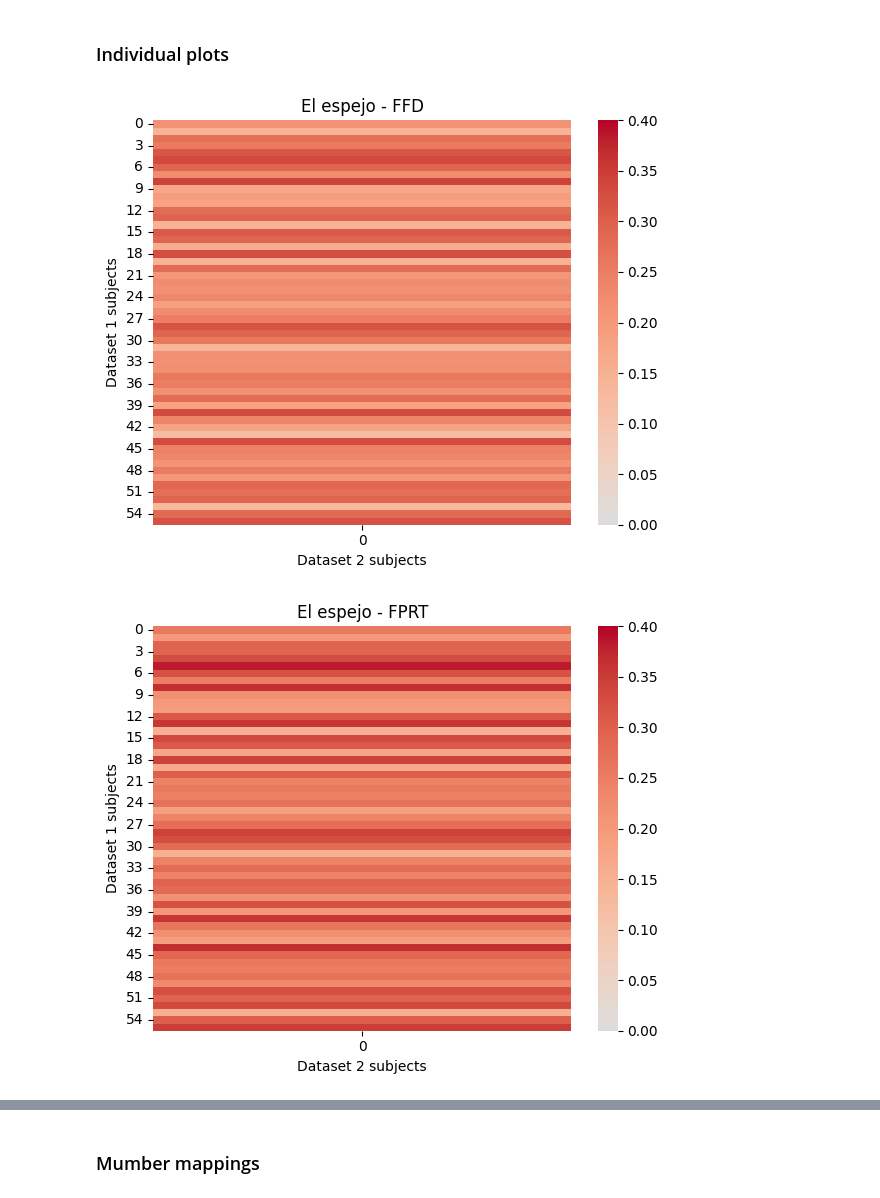
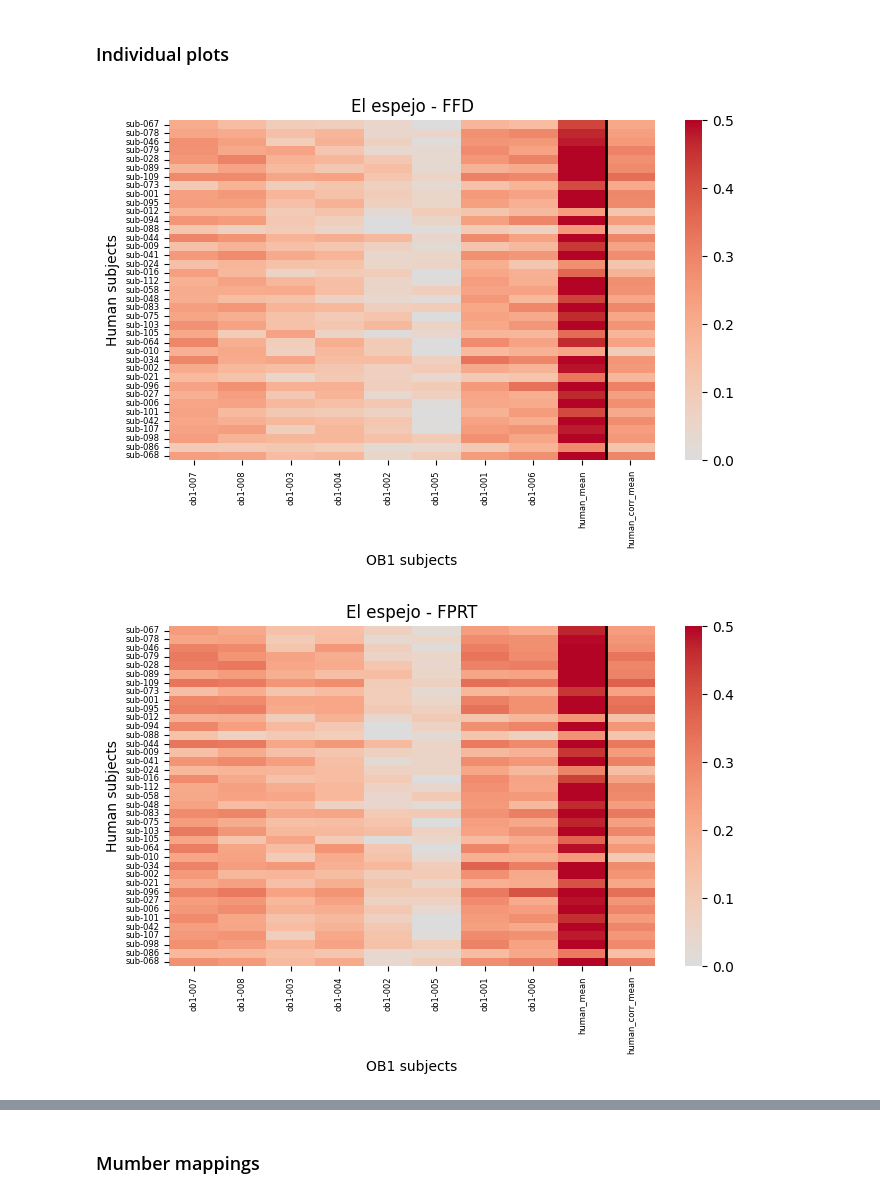
Before and after one commit to NeuroLIAA/reading-et, a Jupyter notebook: correlacion/correlacion.ipynb, the cells around one changed output, grey strips where cells are left out. Saved outputs shown, nothing was run; the diff lists cells and outputs as text; code cells hidden in the pictures.

Commit message:
data split + new plots

```diff
--- a/correlacion/correlacion.ipynb
+++ b/correlacion/correlacion.ipynb
@@ -510,0 +511,3 @@ def plot_individual_correlation_matrices(correlation_matrices, all_measures, tit
+# %%
+for item, paths in item_subj_1.items():
+    item_subj_1[item] = [p for p in paths if p.stem not in leave_out_subj]
@@ -516,6 +523,8 @@ for item in common_items:
     subjects_2 = [(subj_path.stem, read_pickle(subj_path)) for subj_path in item_subj_2[item]]
     binarized_subjects_1 = binarize_subjects_measures(subjects_1, measures)
     binarized_subjects_2 = binarize_subjects_measures(subjects_2, measures)
+    human_mean_subject = make_human_mean_subject(binarized_subjects_1, measures)
+    binarized_subjects_2 = binarized_subjects_2 + [human_mean_subject]
     correlation_matrices = compute_correlation_matrices(binarized_subjects_1, binarized_subjects_2, measures)
     items_correlation_matrices[item] = correlation_matrices
     items_subject_names[item] = {
@@ -594,5 +627,10 @@ df_corr[df_corr['measure'] == 'FFD'].sort_values(by=['correlation'], ascending=F
 # %% [markdown]
 ### All plots
+# %%
+import pickle
+
+with open("all_items_mean_corr.pkl", "rb") as f:
+    all_items_mean_corr = pickle.load(f)
 # %%
 for item in items_correlation_matrices:
     correlation_matrices = items_correlation_matrices[item]
@@ -602,7 +640,7 @@ for item in items_correlation_matrices:
         measures,
         title=item,
         min_val=0.0,
-        max_val=0.4,
+        max_val=0.6,
         filename=f"{item}"
     )
 # %% [output]
@@ -612,16 +650,26 @@ for item in items_correlation_matrices:
 # %%
 for item in items_correlation_matrices:
     correlation_matrices = items_correlation_matrices[item]
     safe_item = item.replace(" ", "_").replace("/", "_")
 
+    mean_df = all_items_mean_corr[item]
+
+    # Make sure mean_df is ordered according to subj_names_1
+    if set(subj_names_1) != set(mean_df.index):
+       raise ValueError(f"Subjects mismatch in item {item}")
+    mean_df = mean_df.loc[subj_names_1]
+
     plot_individual_correlation_matrices(
         correlation_matrices,
         measures,
+        mean_df,
+        subj_names_1,
+        subj_names_2,
         title=item,
         min_val=0.0,
-        max_val=0.4,
+        max_val=0.5,
         filename_prefix=safe_item
     )
 # %% [output]
-[figure, old version]
+[figure, new version]
-[figure, old version]
+[figure, new version]
```
Also changed, not shown: parts of 35 cells of this notebook, 29 other files.
